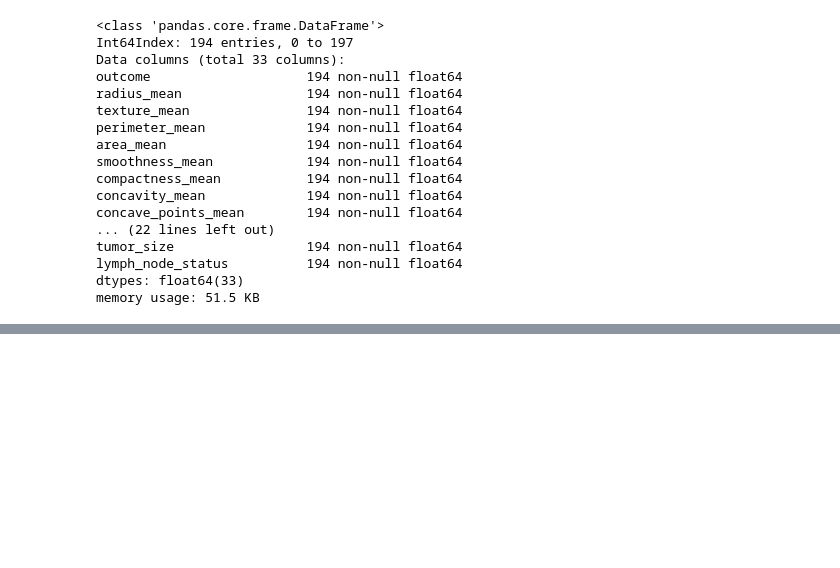
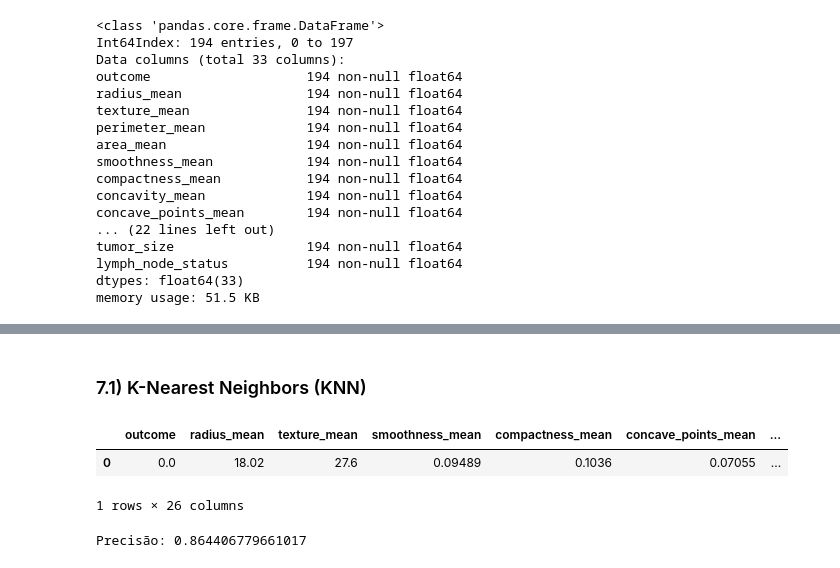
Before and after one commit to DWalterJansen/topicosIC, a Jupyter notebook: Equipe/Trabalho Final/Trabalho Final.ipynb, the cells around one changed output, grey strips where cells are left out. Drawn from its saved outputs; the diff is of its cells as text; code cells hidden in the pictures; blank space fills up the shorter version.

```diff
--- a/Equipe/Trabalho Final/Trabalho Final.ipynb
+++ b/Equipe/Trabalho Final/Trabalho Final.ipynb
@@ -479,0 +609,8 @@ memory usage: 30.3 KB
+# %% [markdown]
+<h3>7.1) K-Nearest Neighbors (KNN) </h3>
+# %%
+data.head(1)
+# %% [output]
+|  | outcome | radius_mean | texture_mean | smoothness_mean | compactness_mean | concave_points_mean | ... |
+| 0 | 0.0 | 18.02 | 27.6 | 0.09489 | 0.1036 | 0.07055 | ... |
+1 rows × 26 columns
@@ -479,0 +633,8 @@ memory usage: 30.3 KB
+# %%
+from sklearn.neighbors import KNeighborsClassifier
+classifier = KNeighborsClassifier(n_neighbors=2)
+classifier.fit(X_train3, y_train3)
+y_pred3 = classifier.predict(X_test3)
+print("Precisão:", metrics.accuracy_score(y_test3, y_pred3))
+# %% [output]
+Precisão: 0.864406779661017
```
Also changed, not shown: parts of 60 cells of this notebook.
